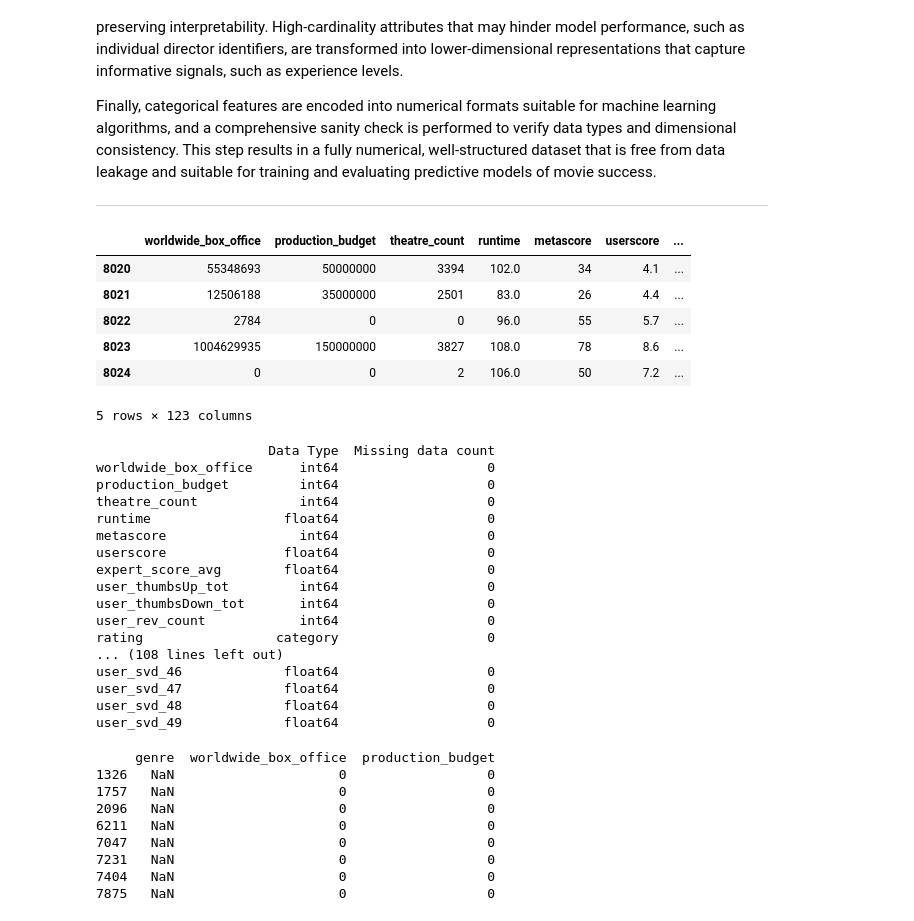
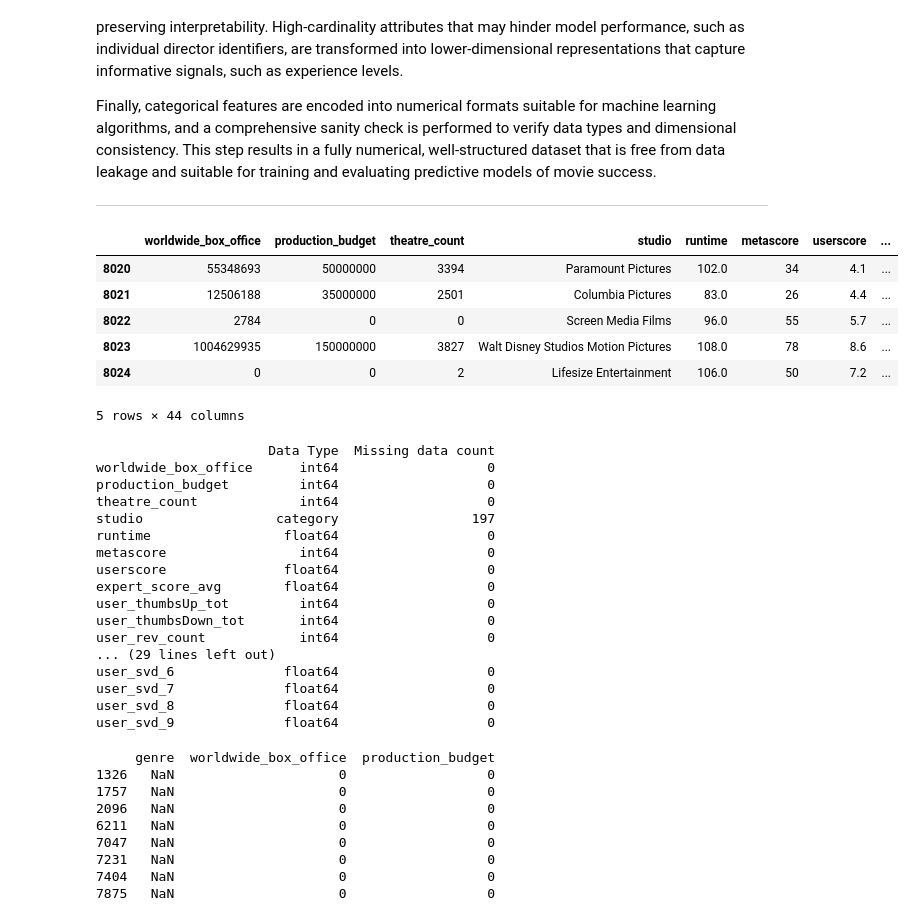
Before and after one commit to spaesey/ai-for-business-project, a Jupyter notebook: src/ai_project.ipynb, the cells around one changed output. Saved outputs shown, nothing was run; the diff lists cells and outputs as text; code cells hidden in the pictures.

```diff
--- a/src/ai_project.ipynb
+++ b/src/ai_project.ipynb
@@ -1289,35 +1290,35 @@ Finally, categorical features are encoded into numerical formats suitable for ma
 # %%
 # ==========================================
 # AUTHOR: Muayyad Ramadan
 # ==========================================
 
 # Define the columns we want to keep. Code by Muayyad
 
 expert_svd_cols = [c for c in df_master.columns if c.startswith("expert_svd_")]
 user_svd_cols   = [c for c in df_master.columns if c.startswith("user_svd_")]
 
-
+# Studio is added as a feature during quality check!
 features_to_keep = [
-    'worldwide_box_office', 'production_budget', 'theatre_count',
+    'worldwide_box_office', 'production_budget', 'theatre_count','studio',
     'runtime', 'metascore', 'userscore', 'expert_score_avg',
     'user_thumbsUp_tot', 'user_thumbsDown_tot', 'user_rev_count',
     'rating', 'genre', 'release_date', 'year', 'creative_type', 'movie_id', 'director',
     'expert_review_count', 'expert_positive_ratio', 'expert_sentiment_mean',
     'user_review_count', 'user_positive_ratio', 'user_sentiment_mean'
 ] + expert_svd_cols + user_svd_cols
 
 # Create the final modeling dataframe
 df_final = df_master[features_to_keep].copy()
 
 df_final.tail(5)
 # %% [output]
-|  | worldwide_box_office | production_budget | theatre_count | runtime | metascore | userscore | ... |
-| 8020 | 55348693 | 50000000 | 3394 | 102.0 | 34 | 4.1 | ... |
-| 8021 | 12506188 | 35000000 | 2501 | 83.0 | 26 | 4.4 | ... |
-| 8022 | 2784 | 0 | 0 | 96.0 | 55 | 5.7 | ... |
-| 8023 | 1004629935 | 150000000 | 3827 | 108.0 | 78 | 8.6 | ... |
-| 8024 | 0 | 0 | 2 | 106.0 | 50 | 7.2 | ... |
+|  | worldwide_box_office | production_budget | theatre_count | studio | runtime | metascore | userscore | ... |
+| 8020 | 55348693 | 50000000 | 3394 | Paramount Pictures | 102.0 | 34 | 4.1 | ... |
+| 8021 | 12506188 | 35000000 | 2501 | Columbia Pictures | 83.0 | 26 | 4.4 | ... |
+| 8022 | 2784 | 0 | 0 | Screen Media Films | 96.0 | 55 | 5.7 | ... |
+| 8023 | 1004629935 | 150000000 | 3827 | Walt Disney Studios Motion Pictures | 108.0 | 78 | 8.6 | ... |
+| 8024 | 0 | 0 | 2 | Lifesize Entertainment | 106.0 | 50 | 7.2 | ... |
-5 rows × 123 columns
+5 rows × 44 columns
 # %%
 # ==========================================
 # AUTHOR: Muayyad Ramadan
@@ -1337,6 +1338,7 @@ print(verification_df)
 worldwide_box_office      int64                   0
 production_budget         int64                   0
 theatre_count             int64                   0
+studio                 category                 197
 runtime                 float64                   0
 metascore                 int64                   0
 userscore               float64                   0
@@ -1344,12 +1346,11 @@ expert_score_avg        float64                   0
 user_thumbsUp_tot         int64                   0
 user_thumbsDown_tot       int64                   0
 user_rev_count            int64                   0
-rating                 category                   0
-... (108 lines left out)
-user_svd_46             float64                   0
-user_svd_47             float64                   0
-user_svd_48             float64                   0
-user_svd_49             float64                   0
+... (29 lines left out)
+user_svd_6              float64                   0
+user_svd_7              float64                   0
+user_svd_8              float64                   0
+user_svd_9              float64                   0
 # %%
 # ==========================================
 # AUTHOR: Muayyad Ramadan
```
Also changed, not shown: parts of 40 cells of this notebook, 4 other files.
